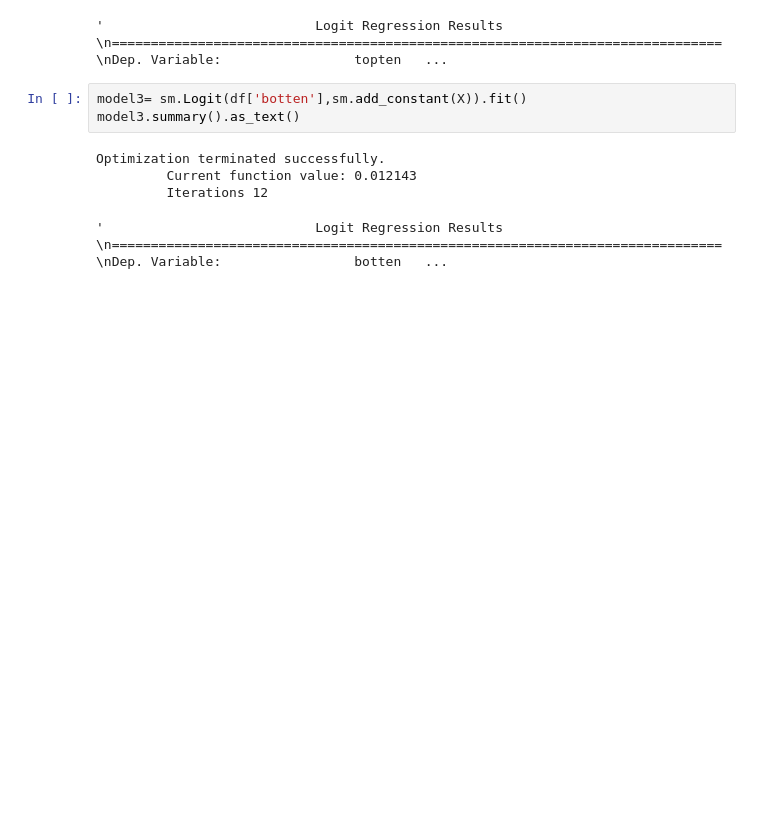
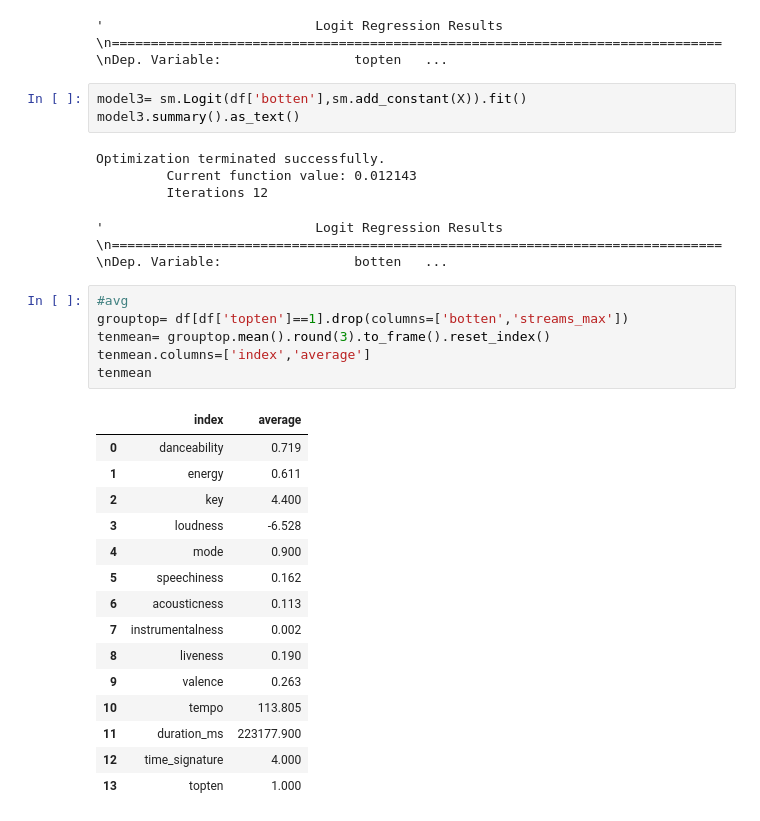
Before and after one commit to chriscc447/orie3120_final, a Jupyter notebook: differences_in_audio.ipynb, the cells around one changed output. Cells and saved outputs as stored; diff of their text form; blank space fills up the shorter version.

```diff
--- a/differences_in_audio.ipynb
+++ b/differences_in_audio.ipynb
@@ -78,3 +77,25 @@ Optimization terminated successfully.
          Current function value: 0.012143
          Iterations 12
 '                           Logit Regression Results                           \n==============================================================================\nDep. Variable:                 botten   ...
+# %%
+#avg
+grouptop= df[df['topten']==1].drop(columns=['botten','streams_max'])
+tenmean= grouptop.mean().round(3).to_frame().reset_index()
+tenmean.columns=['index','average']
+tenmean
+# %% [output]
+|  | index | average |
+| 0 | danceability | 0.719 |
+| 1 | energy | 0.611 |
+| 2 | key | 4.400 |
+| 3 | loudness | -6.528 |
+| 4 | mode | 0.900 |
+| 5 | speechiness | 0.162 |
+| 6 | acousticness | 0.113 |
+| 7 | instrumentalness | 0.002 |
+| 8 | liveness | 0.190 |
+| 9 | valence | 0.263 |
+| 10 | tempo | 113.805 |
+| 11 | duration_ms | 223177.900 |
+| 12 | time_signature | 4.000 |
+| 13 | topten | 1.000 |
```
Also changed, not shown: parts of 14 cells of this notebook.
